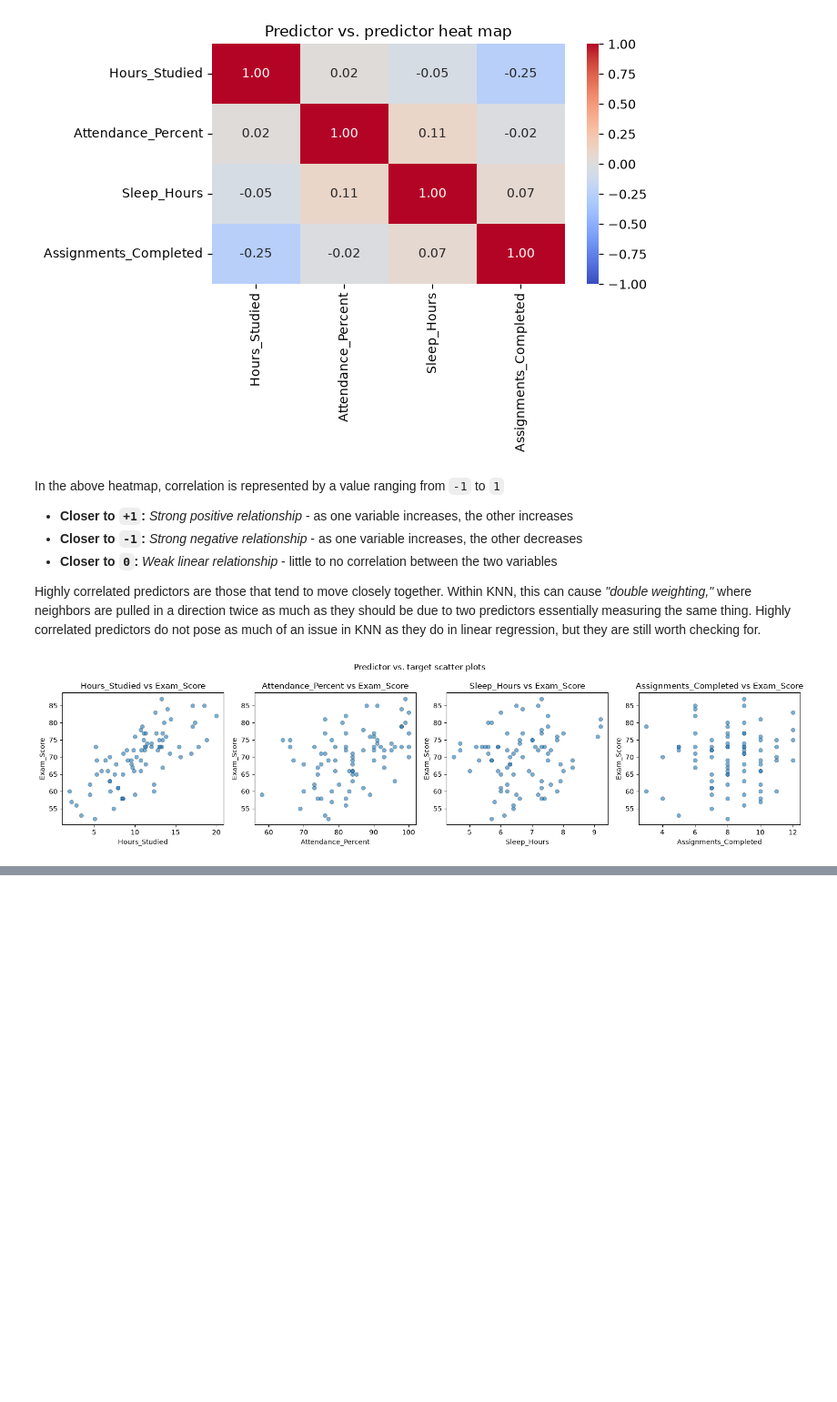
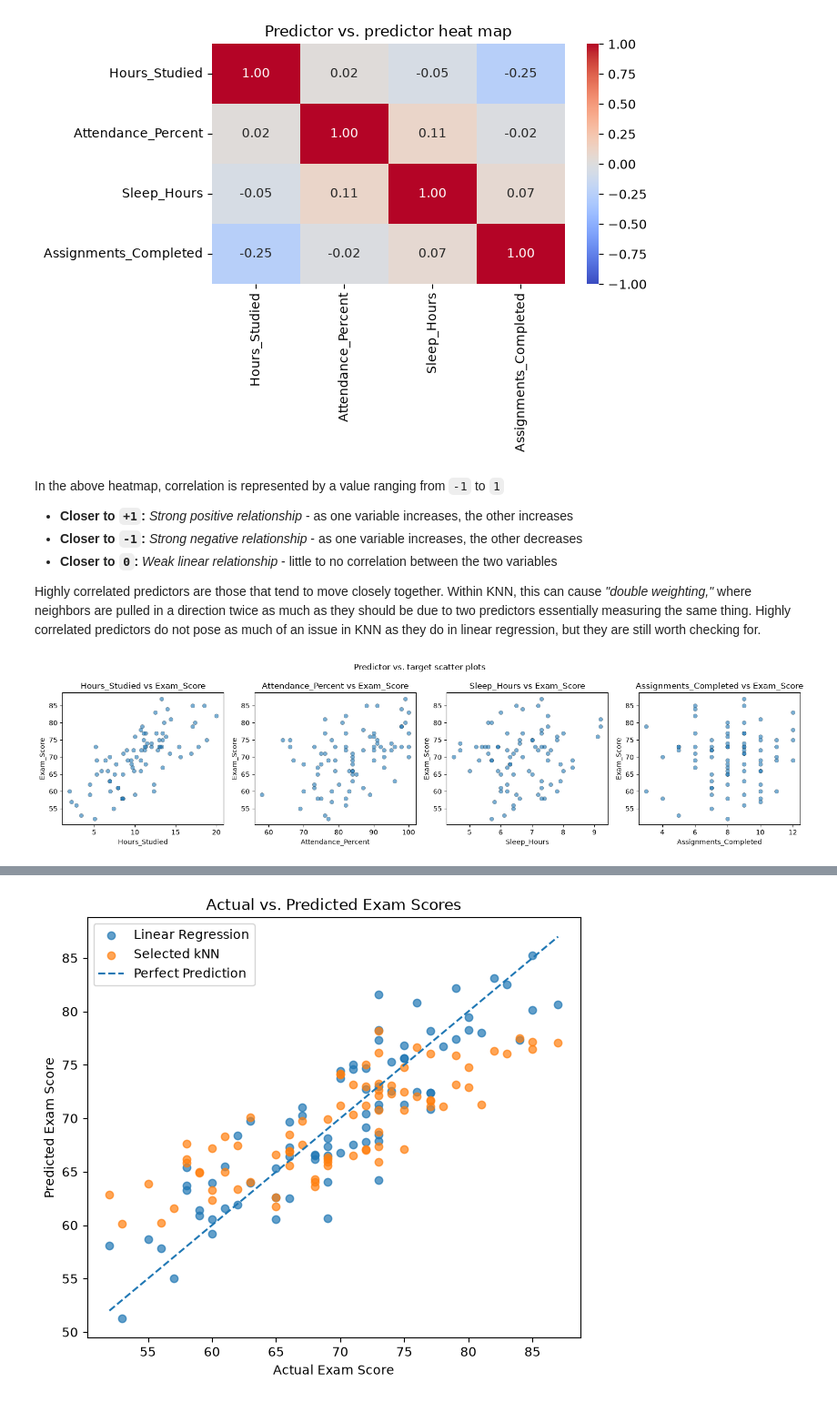
Before and after one commit to madewitt55/cs407-regression-activities, a Jupyter notebook: knn_regression/knn_regression.ipynb, the cells around one changed output, grey strips where cells are left out. Shown at 91% size. Saved outputs shown, nothing was run; the diff lists cells and outputs as text; code cells hidden in the pictures; blank space fills up the shorter version.

Commit message:
Complete knn regression activity, combining work from all contributors

```diff
--- a/knn_regression/knn_regression.ipynb
+++ b/knn_regression/knn_regression.ipynb
@@ -270,0 +333,6 @@ The predictors will stay in their original form for now. Scaling will be done la
+# %%
+scoring = {
+    "MAE": "neg_mean_absolute_error",
+    "RMSE": "neg_root_mean_squared_error",
+    "R2": "r2"
+}
@@ -270,0 +469,9 @@ The predictors will stay in their original form for now. Scaling will be done la
+# %%
+# Print the selected k and its metrics
+best_idx = k_table["RMSE Mean"].idxmin()
+best_k = int(k_table.loc[best_idx, "k"])
+
+print(f"Selected k: {best_k}")
+print(f"  RMSE Mean : {k_table.loc[best_idx, 'RMSE Mean']:.2f}  (SD: {k_table.loc[best_idx, 'RMSE SD']:.2f})")
+print(f"  MAE Mean  : {k_table.loc[best_idx, 'MAE Mean']:.2f}  (SD: {k_table.loc[best_idx, 'MAE SD']:.2f})")
+print(f"  R2 Mean   : {k_table.loc[best_idx, 'R2 Mean']:.2f}  (SD: {k_table.loc[best_idx, 'R2 SD']:.2f})")
@@ -270,0 +539,37 @@ The predictors will stay in their original form for now. Scaling will be done la
+# %%
+from sklearn.model_selection import KFold, cross_val_predict
+import matplotlib.pyplot as plt
+
+prediction_cv = KFold(
+    n_splits=5,
+    shuffle=True,
+    random_state=407
+)
+
+final_knn = Pipeline([
+    ("scaler", StandardScaler()),
+    ("knn", KNeighborsRegressor(
+        n_neighbors=best_k,
+        weights="distance"
+    )),
+])
+
+lr_predictions = cross_val_predict(linear_model, X, y, cv=prediction_cv)
+knn_predictions = cross_val_predict(final_knn, X, y, cv=prediction_cv)
+
+plt.figure(figsize=(7, 6))
+plt.scatter(y, lr_predictions, alpha=0.7, label="Linear Regression")
+plt.scatter(y, knn_predictions, alpha=0.7, label="Selected kNN")
+plt.plot(
+    [y.min(), y.max()],
+    [y.min(), y.max()],
+    linestyle="--",
+    label="Perfect Prediction"
+)
+plt.xlabel("Actual Exam Score")
+plt.ylabel("Predicted Exam Score")
+plt.title("Actual vs. Predicted Exam Scores")
+plt.legend()
+plt.show()
+# %% [output]
+[figure, added]
```
Also changed, not shown: parts of 36 cells of this notebook.
